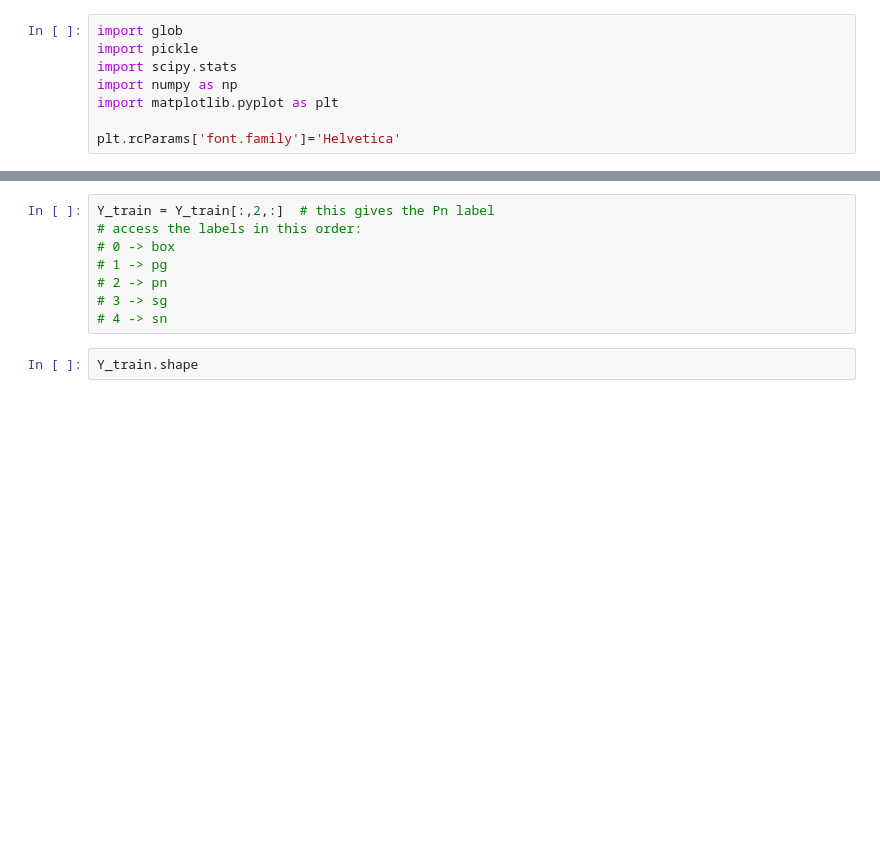
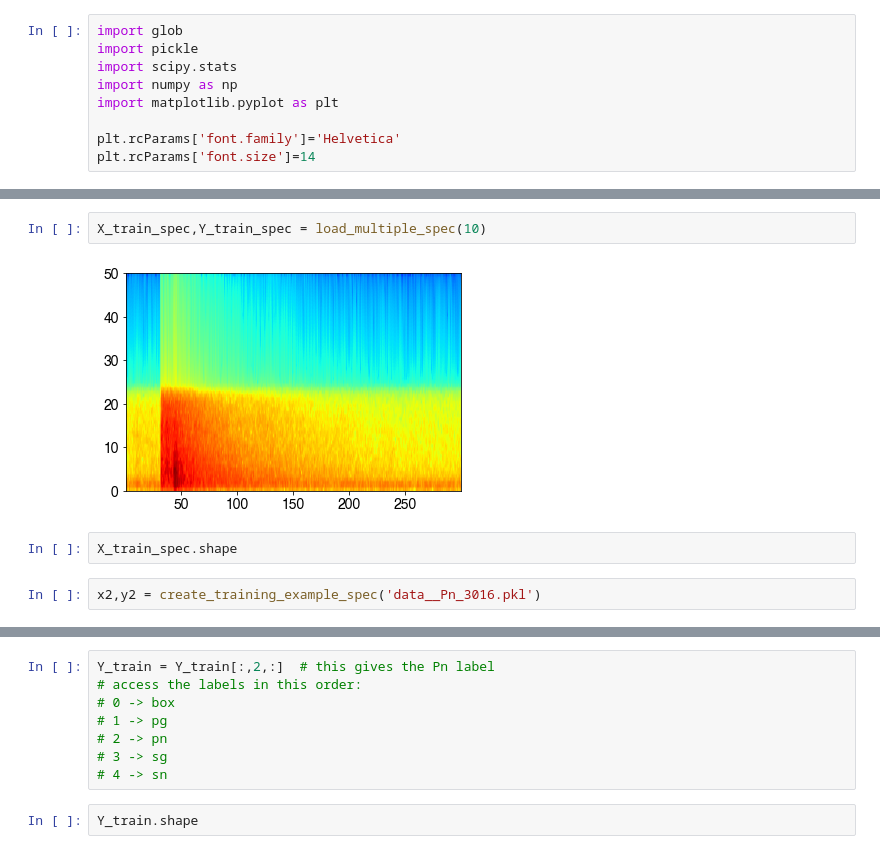
Before and after one commit to albertleonardo/Pn, a Jupyter notebook: numbertwo.ipynb, the cells around one changed output, grey strips where cells are left out. Saved outputs shown, nothing was run; the diff lists cells and outputs as text; blank space fills up the shorter version.

```diff
--- a/numbertwo.ipynb
+++ b/numbertwo.ipynb
@@ -6,6 +6,7 @@ import numpy as np
 import matplotlib.pyplot as plt
 
 plt.rcParams['font.family']='Helvetica'
+plt.rcParams['font.size']=14
 # %%
 from keras.models import Model, Sequential
 from keras.layers import Conv1D,LSTM,Bidirectional,GRU,Input,Dropout,BatchNormalization,Reshape,Activation
@@ -95,3 +179,11 @@ def load_multiple(m):
+# %%
+X_train_spec,Y_train_spec = load_multiple_spec(10)
+# %% [output]
+[figure, added]
+# %%
+X_train_spec.shape
+# %%
+x2,y2 = create_training_example_spec('data__Pn_3016.pkl')
 # %%
 x1,y1 = create_training_example('data__Pn_3016.pkl')
 plot_example(x1,y1)
```
Also changed, not shown: parts of 31 cells of this notebook.
